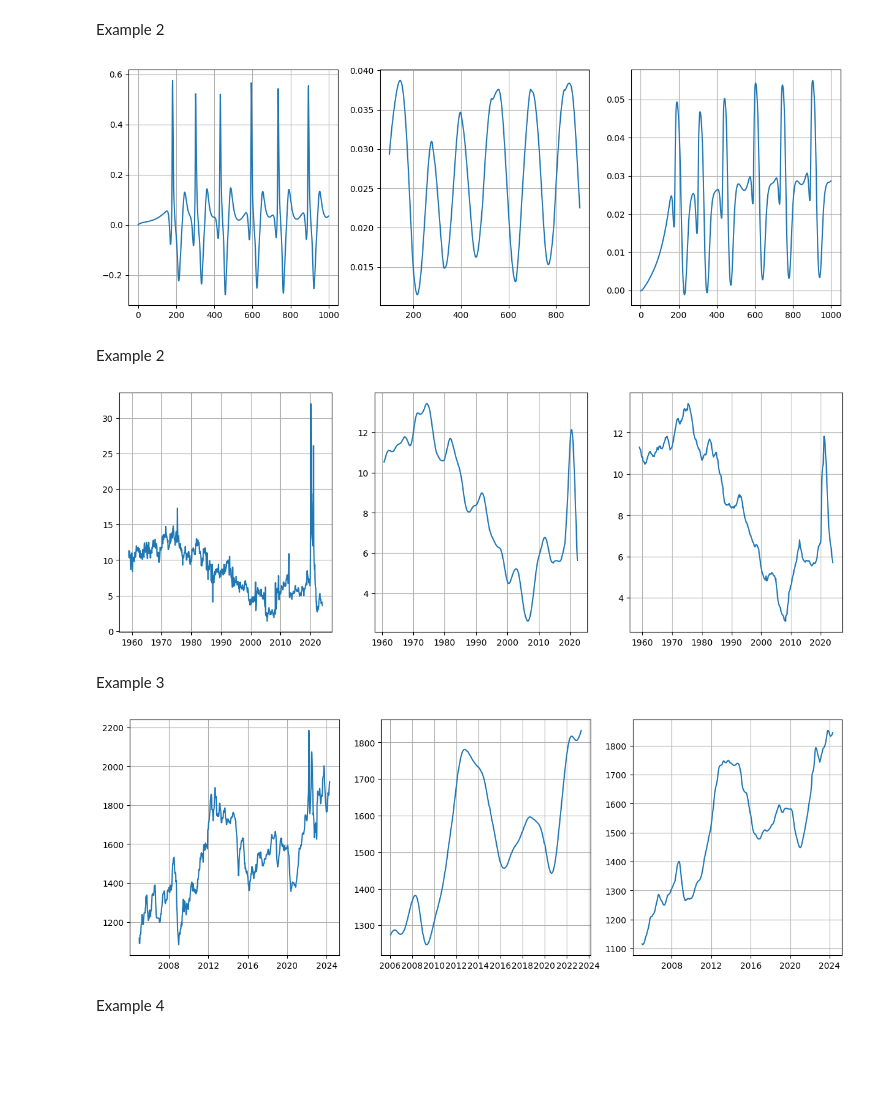
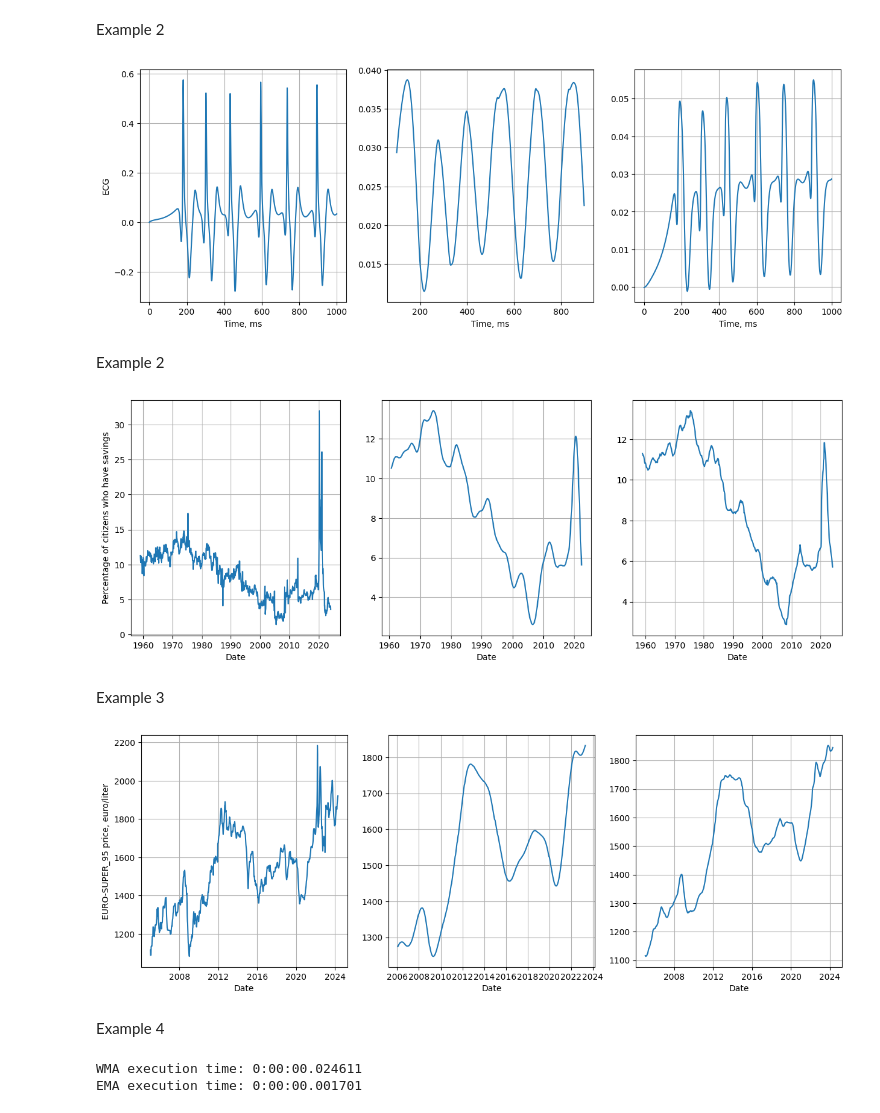
Before and after one commit to KazysV/sap, a Jupyter notebook: main.ipynb, the cells around one changed output. Drawn from its saved outputs; the diff is of its cells as text; code cells hidden in the pictures; blank space fills up the shorter version.

```diff
--- a/main.ipynb
+++ b/main.ipynb
@@ -437,18 +438,22 @@ df1['EMA'] = exponential_moving_average(df1['ECG'].values, alpha = 0.01)
 # %%
 plt.figsize=(40,10)
 fig, (ax1, ax2,ax3) = plt.subplots(1, 3, figsize=(15, 5))
 ax1.grid(True)
 ax2.grid(True)
 ax3.grid(True)
+ax1.set_xlabel('Time, ms')
+ax2.set_xlabel('Time, ms')
+ax3.set_xlabel('Time, ms')
+ax1.set_ylabel('ECG')
 
 ax1.plot(df1['ECG'])
 
 ax2.plot(df1['WMA'])
 
 ax3.plot(df1['EMA'])
 plt.savefig('report/images/ECG.png')
 # %% [output]
-[figure, old version]
+[figure, new version]
 # %% [markdown]
 Example 2
 # %%
@@ -462,6 +467,11 @@ ax1.grid(True)
 ax2.grid(True)
 ax3.grid(True)
 
+ax1.set_xlabel('Date')
+ax2.set_xlabel('Date')
+ax3.set_xlabel('Date')
+
+ax1.set_ylabel('Percentage of citizens who have savings')
 
 
 ax1.plot(df2['DATE'],df2['PSAVERT'])
@@ -469,7 +479,7 @@ ax2.plot(df2['DATE'],df2['WMA'])
 ax3.plot(df2['DATE'],df2['EMA'])
 plt.savefig('report/images/PSAVERT.png')
 # %% [output]
-[figure, old version]
+[figure, new version]
 # %% [markdown]
 Example 3
 # %%
@@ -484,20 +494,36 @@ ax1.grid(True)
 ax2.grid(True)
 ax3.grid(True)
 
+ax1.set_xlabel('Date')
+ax2.set_xlabel('Date')
+ax3.set_xlabel('Date')
+
+ax1.set_ylabel('EURO-SUPER_95 price, euro/liter')
+
 ax1.plot(df3['DATE'],df3['EURO-SUPER_95'])
 ax2.plot(df3['DATE'],df3['WMA'])
 ax3.plot(df3['DATE'],df3['EMA'])
 
 plt.savefig('report/images/FUEL_PRICE_ITALY.png')
 # %% [output]
-[figure, old version]
+[figure, new version]
 # %% [markdown]
 Example 4
 # %%
 df4 = pd.DataFrame()
 df4['Signal'] = np.random.randn(1000)
+start_wma = datetime.now()
 df4['WMA'] = weighted_moving_average(df4['Signal'].values, L = 20, K = 25)
+end_wma = datetime.now()
+start_ema = datetime.now()
 df4['EMA'] = exponential_moving_average(df4['Signal'].values, alpha = 0.05)
+end_ema = datetime.now()
+
+print(f'WMA execution time: {end_wma - start_wma}')
+print(f'EMA execution time: {end_ema - start_ema}')
+# %% [output]
+WMA execution time: 0:00:00.024611
+EMA execution time: 0:00:00.001701
 # %%
 fig, (ax1, ax2, ax3) = plt.subplots(1, 3, figsize=(15, 5))
 ax1.grid(True)
```
Also changed, not shown: parts of 5 cells of this notebook, 20 other files.
